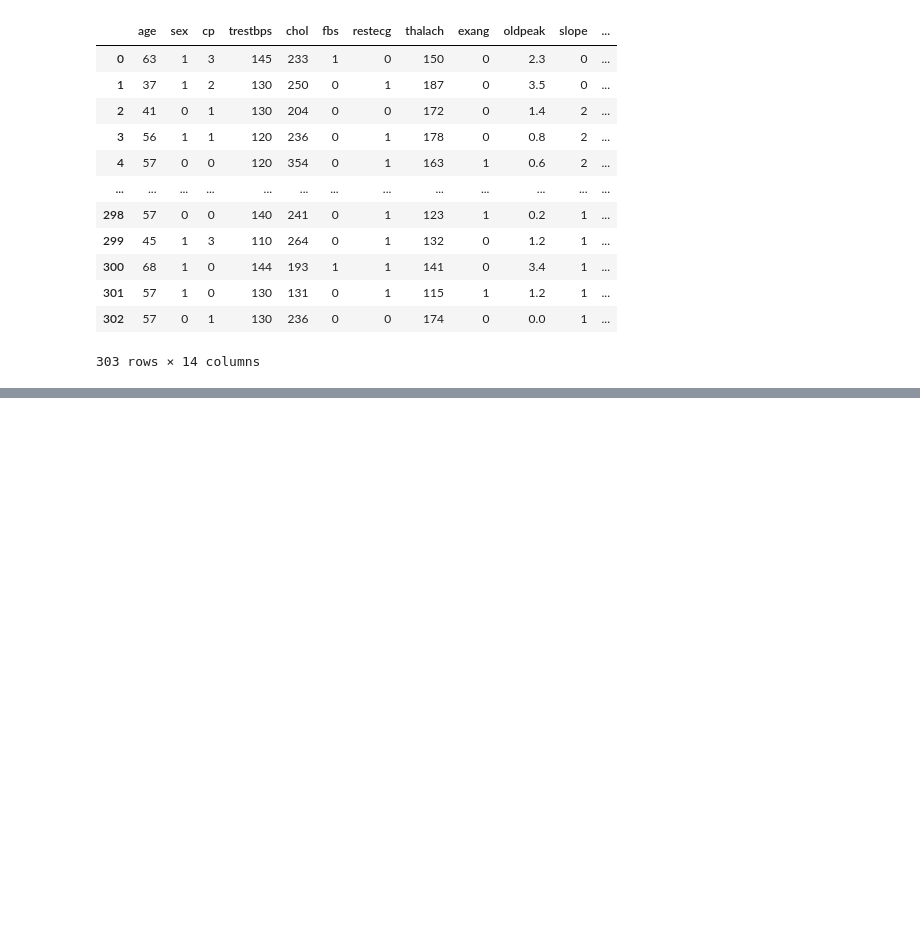
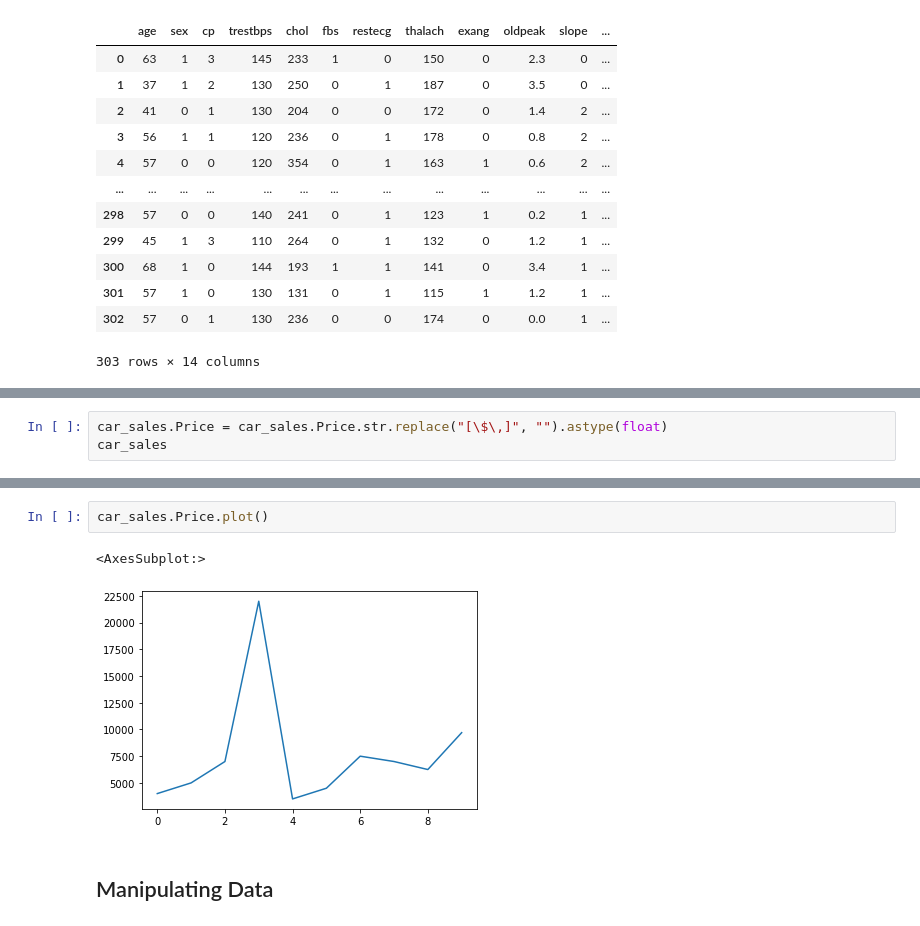
Before and after one commit to Insidiae/ztm-machine-learning, a Jupyter notebook: 1_pandas_data_analysis/introduction_to_pandas.ipynb, the cells around one changed output, grey strips where cells are left out. Cells and saved outputs as stored; diff of their text form; blank space fills up the shorter version.

```diff
--- a/1_pandas_data_analysis/introduction_to_pandas.ipynb
+++ b/1_pandas_data_analysis/introduction_to_pandas.ipynb
@@ -150,0 +430,3 @@ heart_disease
+# %%
+car_sales.Price = car_sales.Price.str.replace("[\$\,]", "").astype(float)
+car_sales
@@ -150,0 +445,7 @@ heart_disease
+# %%
+car_sales.Price.plot()
+# %% [output]
+<AxesSubplot:>
+[figure, added]
+# %% [markdown]
+## Manipulating Data
```
Also changed, not shown: parts of 77 cells of this notebook, 1 other file.
